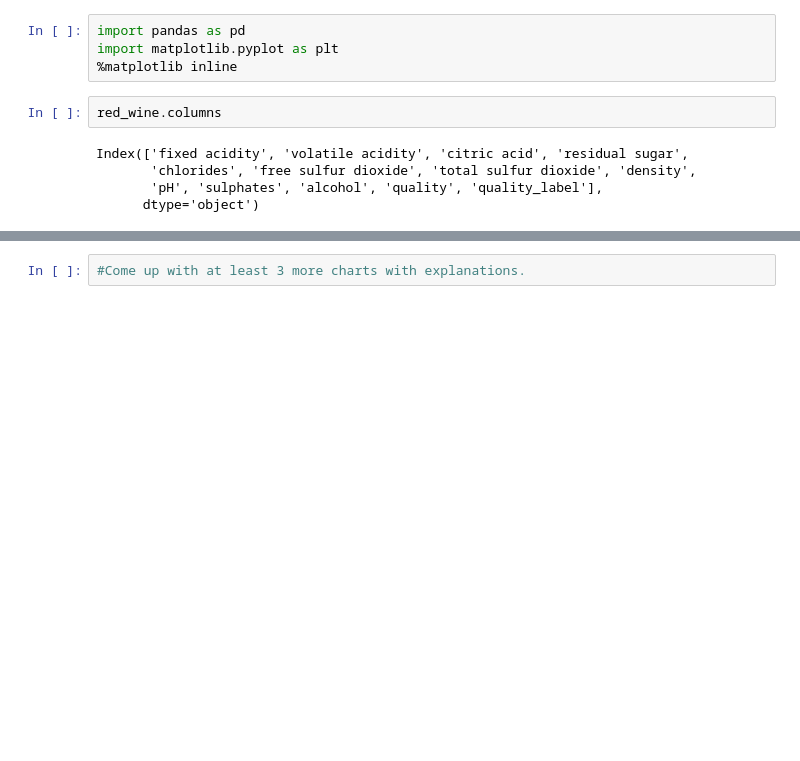
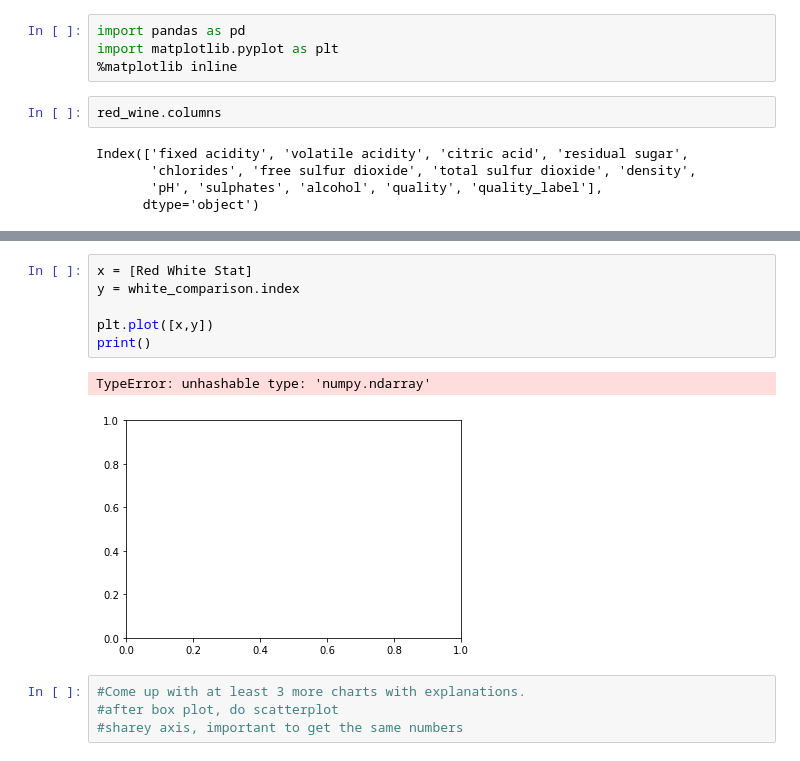
Before and after one commit to movifu1982/EDA---Wine-Project, a Jupyter notebook: EDA.ipynb, the cells around one changed output, grey strips where cells are left out. Drawn from its saved outputs; the diff is of its cells as text; blank space fills up the shorter version.

```diff
--- a/EDA.ipynb
+++ b/EDA.ipynb
@@ -214,2 +206,13 @@ plt.show()
+# %%
+x = [Red White Stat]
+y = white_comparison.index
+
+plt.plot([x,y])
+print()
+# %% [output]
+TypeError: unhashable type: 'numpy.ndarray'
+[figure, added]
 # %%
 #Come up with at least 3 more charts with explanations.
+#after box plot, do scatterplot
+#sharey axis, important to get the same numbers
```
Also changed, not shown: parts of 13 cells of this notebook.
